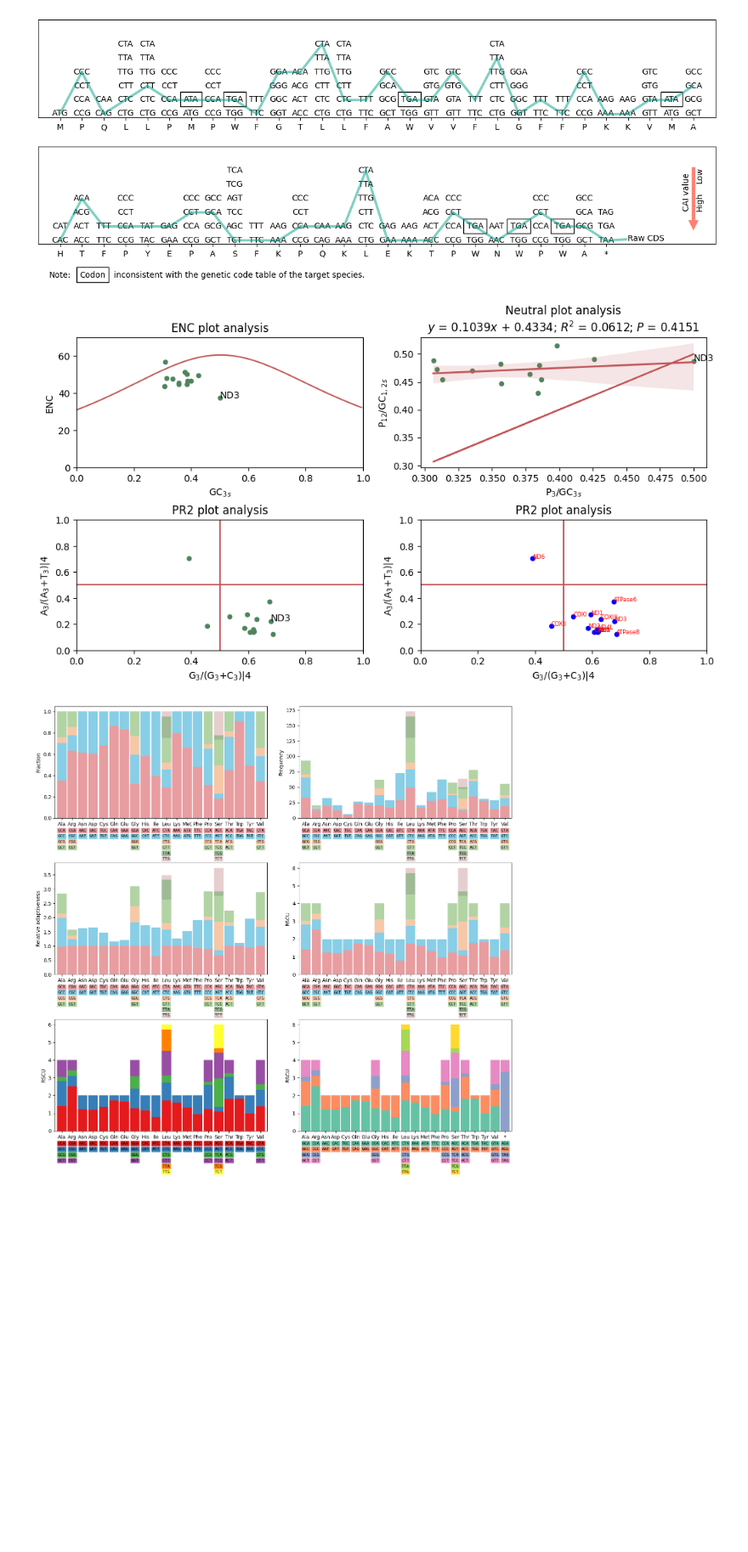
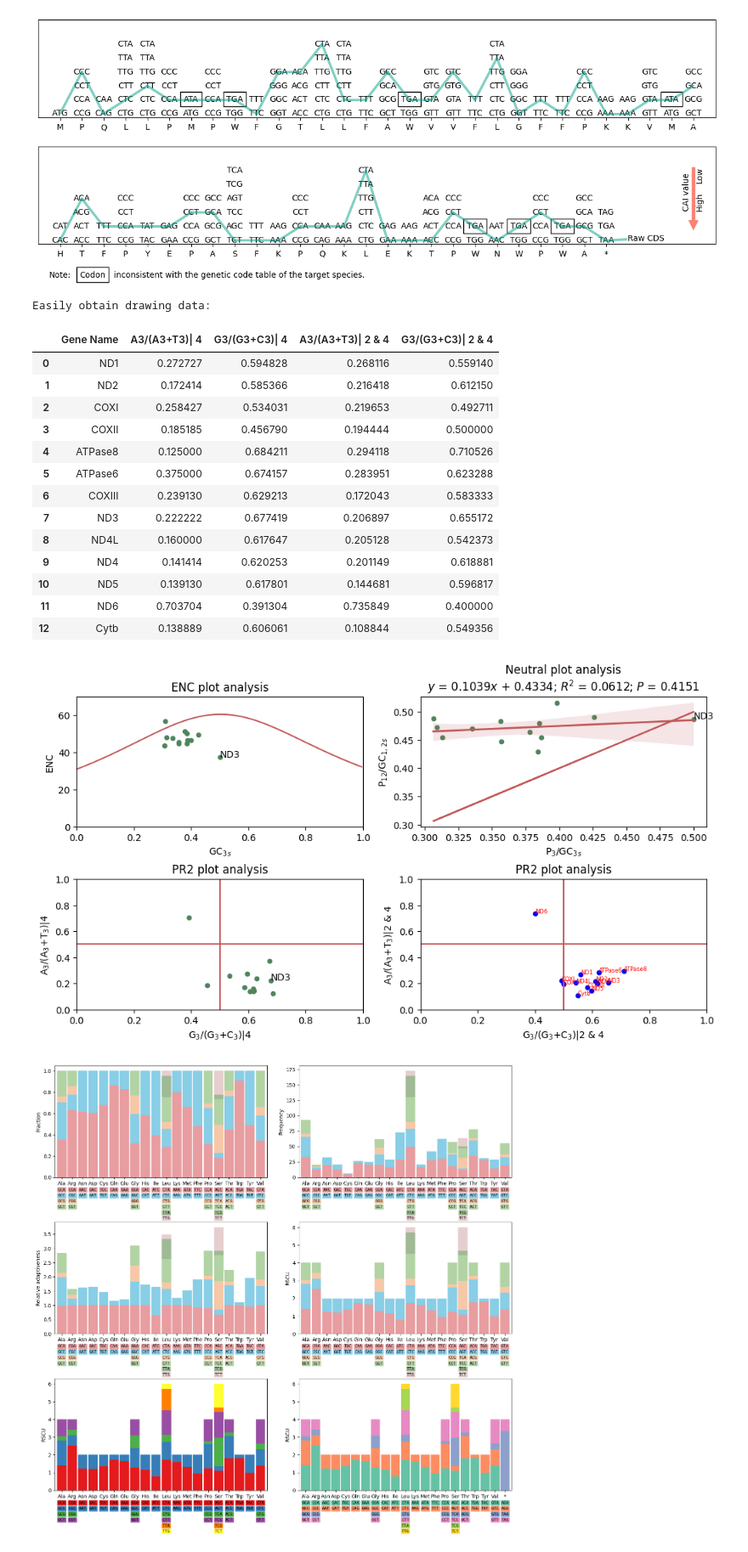
Before and after one commit to thecgs/pyCUBs, a Jupyter notebook: tutorial.ipynb, the cells around one changed output. Shown at 85% size. Saved outputs shown, nothing was run; the diff lists cells and outputs as text; code cells hidden in the pictures; blank space fills up the shorter version.

```diff
--- a/tutorial.ipynb
+++ b/tutorial.ipynb
@@ -88,28 +89,48 @@ ATGCCGCAGCTGCTGCCGATGCCGTGGTTCGGTACCCTGCTGTTCGCTTGGGTTGTTTTCCTGGGTTTCTTCCCGAAAAA
 # %%
 import matplotlib.pyplot as plt
 fig, axs = plt.subplots(2,2, figsize=(12,6))
 plt.subplots_adjust(hspace=0.4)
 
 # Example 2: Effective number of codons analysis
 ENC = pycubs.ENC_Analysis(file=data[0][1], genetic_code=2)
 ENC.draw_ENC_plot(show_gene_names=["ND3"], figsize=(6,4), ax=axs[0][0])
 
 # Example 3: Parity rule 2 (PR2) analysis.
 NPA = pycubs.NPA_Analysis(file=data[0][1], genetic_code=2)
 NPA.draw_NPA_plot(show_gene_names=["ND3"], figsize=(6,4), ax=axs[0][1])
 
 # Example 4: Neutral plot analysis.
 PR2 = pycubs.PR2_Analysis(file=data[0][1], genetic_code=2)
 PR2.draw_PR2_plot(show_gene_names=["ND3"], figsize=(6,4), ax=axs[1][0]) # show ND3 gene name
 PR2.draw_PR2_plot(show_gene_names=True,
                   figsize=(6,4),
                   ax=axs[1][1],
                   point_color='blue',
                   point_size=20,
                   gene_names_color='red',
-                  gene_names_size=6) # show all genes name, change point color and size, and change gene names color and size.
+                  gene_names_size=6,
+                  add_two_codon=True) # show all genes name, change point color and size, and change gene names color and size.
+
+PR2_df = PR2.get_df()
+print("Easily obtain drawing data:")
+PR2_df
 # %% [output]
+Easily obtain drawing data:
+|  | Gene Name | A3/(A3+T3)| 4 | G3/(G3+C3)| 4 | A3/(A3+T3)| 2 & 4 | G3/(G3+C3)| 2 & 4 |
+| 0 | ND1 | 0.272727 | 0.594828 | 0.268116 | 0.559140 |
+| 1 | ND2 | 0.172414 | 0.585366 | 0.216418 | 0.612150 |
+| 2 | COXI | 0.258427 | 0.534031 | 0.219653 | 0.492711 |
+| 3 | COXII | 0.185185 | 0.456790 | 0.194444 | 0.500000 |
+| 4 | ATPase8 | 0.125000 | 0.684211 | 0.294118 | 0.710526 |
+| 5 | ATPase6 | 0.375000 | 0.674157 | 0.283951 | 0.623288 |
+| 6 | COXIII | 0.239130 | 0.629213 | 0.172043 | 0.583333 |
+| 7 | ND3 | 0.222222 | 0.677419 | 0.206897 | 0.655172 |
+| 8 | ND4L | 0.160000 | 0.617647 | 0.205128 | 0.542373 |
+| 9 | ND4 | 0.141414 | 0.620253 | 0.201149 | 0.618881 |
+| 10 | ND5 | 0.139130 | 0.617801 | 0.144681 | 0.596817 |
+| 11 | ND6 | 0.703704 | 0.391304 | 0.735849 | 0.400000 |
+| 12 | Cytb | 0.138889 | 0.606061 | 0.108844 | 0.549356 |
-[figure, old version]
+[figure, new version]
 # %%
 # Example 5: Calculate Obs, Franction, Frequency, RSCU and visualization
 
```
Also changed, not shown: parts of 1 cell of this notebook, 1 other file.
